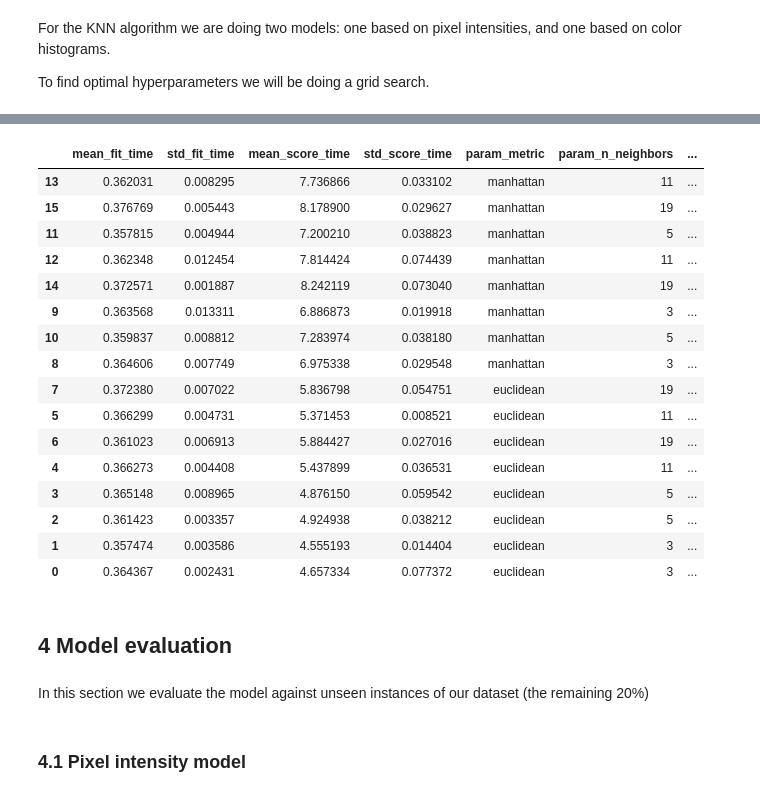
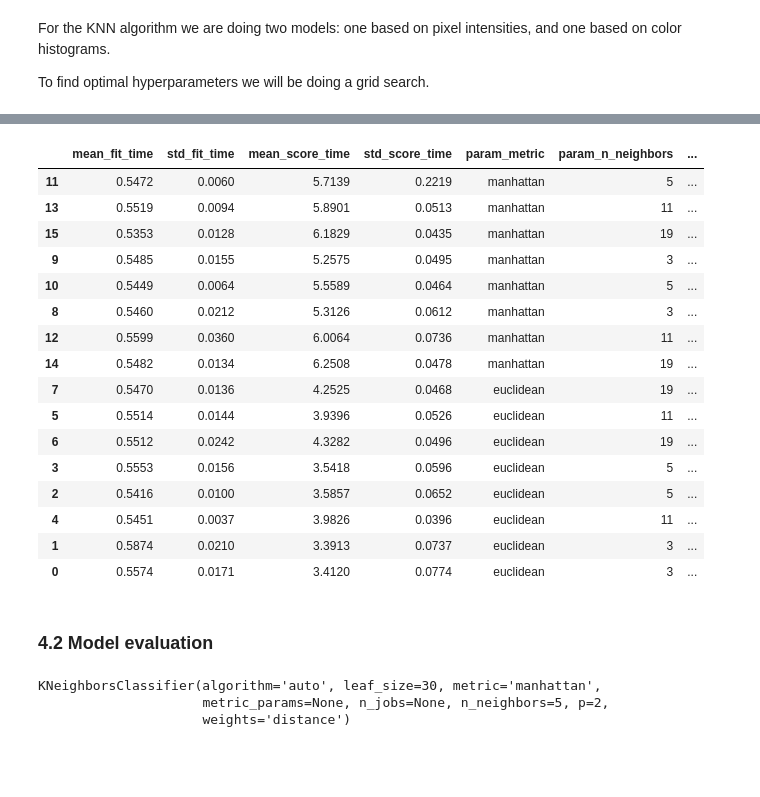
Before and after one commit to tomassams/tdt4173-machine-learning-project, a Jupyter notebook: project_notebook_knn.ipynb, the cells around one changed output, grey strips where cells are left out. Cells and saved outputs as stored; diff of their text form; code cells hidden in the pictures; blank space fills up the shorter version.

```diff
--- a/project_notebook_knn.ipynb
+++ b/project_notebook_knn.ipynb
@@ -221,7 +253,7 @@ def plot_confusion_matrix(cm,
 """
     Collect all our image paths
 """
-img_paths = list(imutils.paths.list_images('data/raw'))
+img_paths = list(paths.list_images('data/raw'))
 
 # Print first 10 to see if they make sense
 img_paths[:10]
@@ -449,9 +549,12 @@ x_train_color_histogram, x_test_color_histogram, y_train_color_histogram, y_test
 # %%
 """
     Perform a grid search to find optimal hyperparameters
+
+    Uses K-Fold Cross Validation with 5 folds.
+    We will use the actual test set later for predicting on entirely unseen data for the model.
 """
 print("Performing grid search on color histogram based features")
-gs_ch = GridSearchCV(estimator=KNeighborsClassifier(), cv=3, param_grid=grid_params, verbose = 1, n_jobs = -1)
+gs_ch = GridSearchCV(estimator=KNeighborsClassifier(), cv=5, param_grid=grid_params, verbose = 1, n_jobs = -1)
 gs_results_ch = gs_ch.fit(x_train_color_histogram, y_train_color_histogram)
 # %% [output]
 Performing grid search on color histogram based features
@@ -481,50 +581,47 @@ Best performing color histogram model got 67.30% acc with params: {'metric': 'ma
 # %%
 """
     Output the results table as well as saving it to file
 """
+gs_path = 'results/knn_color_histogram/knn_color_histogram_gridsearch.csv'
+
 df_ch = pd.DataFrame(gs_ch.cv_results_).sort_values('rank_test_score')
-df_ch.to_csv('results/knn_color_histogram/knn_color_histogram_gridsearch.csv', sep=';')
+df_ch = df_ch.round(4)
+df_ch.to_csv(gs_path, sep=';')
 
 if RunningInCOLAB:
-    files.download('results/knn_color_histogram/knn_color_histogram_gridsearch.csv')
+    files.download(gs_path)
 
 df_ch
 # %% [output]
 [interactive output not drawn]
 [interactive output not drawn]
 |  | mean_fit_time | std_fit_time | mean_score_time | std_score_time | param_metric | param_n_neighbors | ... |
-| 13 | 0.362031 | 0.008295 | 7.736866 | 0.033102 | manhattan | 11 | ... |
-| 15 | 0.376769 | 0.005443 | 8.178900 | 0.029627 | manhattan | 19 | ... |
-| 11 | 0.357815 | 0.004944 | 7.200210 | 0.038823 | manhattan | 5 | ... |
-| 12 | 0.362348 | 0.012454 | 7.814424 | 0.074439 | manhattan | 11 | ... |
-| 14 | 0.372571 | 0.001887 | 8.242119 | 0.073040 | manhattan | 19 | ... |
-| 9 | 0.363568 | 0.013311 | 6.886873 | 0.019918 | manhattan | 3 | ... |
-| 10 | 0.359837 | 0.008812 | 7.283974 | 0.038180 | manhattan | 5 | ... |
-| 8 | 0.364606 | 0.007749 | 6.975338 | 0.029548 | manhattan | 3 | ... |
-| 7 | 0.372380 | 0.007022 | 5.836798 | 0.054751 | euclidean | 19 | ... |
-| 5 | 0.366299 | 0.004731 | 5.371453 | 0.008521 | euclidean | 11 | ... |
-| 6 | 0.361023 | 0.006913 | 5.884427 | 0.027016 | euclidean | 19 | ... |
-| 4 | 0.366273 | 0.004408 | 5.437899 | 0.036531 | euclidean | 11 | ... |
-| 3 | 0.365148 | 0.008965 | 4.876150 | 0.059542 | euclidean | 5 | ... |
-| 2 | 0.361423 | 0.003357 | 4.924938 | 0.038212 | euclidean | 5 | ... |
-| 1 | 0.357474 | 0.003586 | 4.555193 | 0.014404 | euclidean | 3 | ... |
-| 0 | 0.364367 | 0.002431 | 4.657334 | 0.077372 | euclidean | 3 | ... |
+| 11 | 0.5472 | 0.0060 | 5.7139 | 0.2219 | manhattan | 5 | ... |
+| 13 | 0.5519 | 0.0094 | 5.8901 | 0.0513 | manhattan | 11 | ... |
+| 15 | 0.5353 | 0.0128 | 6.1829 | 0.0435 | manhattan | 19 | ... |
+| 9 | 0.5485 | 0.0155 | 5.2575 | 0.0495 | manhattan | 3 | ... |
+| 10 | 0.5449 | 0.0064 | 5.5589 | 0.0464 | manhattan | 5 | ... |
+| 8 | 0.5460 | 0.0212 | 5.3126 | 0.0612 | manhattan | 3 | ... |
+| 12 | 0.5599 | 0.0360 | 6.0064 | 0.0736 | manhattan | 11 | ... |
+| 14 | 0.5482 | 0.0134 | 6.2508 | 0.0478 | manhattan | 19 | ... |
+| 7 | 0.5470 | 0.0136 | 4.2525 | 0.0468 | euclidean | 19 | ... |
+| 5 | 0.5514 | 0.0144 | 3.9396 | 0.0526 | euclidean | 11 | ... |
+| 6 | 0.5512 | 0.0242 | 4.3282 | 0.0496 | euclidean | 19 | ... |
+| 3 | 0.5553 | 0.0156 | 3.5418 | 0.0596 | euclidean | 5 | ... |
+| 2 | 0.5416 | 0.0100 | 3.5857 | 0.0652 | euclidean | 5 | ... |
+| 4 | 0.5451 | 0.0037 | 3.9826 | 0.0396 | euclidean | 11 | ... |
+| 1 | 0.5874 | 0.0210 | 3.3913 | 0.0737 | euclidean | 3 | ... |
+| 0 | 0.5574 | 0.0171 | 3.4120 | 0.0774 | euclidean | 3 | ... |
 # %% [markdown]
-## 4 Model evaluation
+### 4.2 Model evaluation
-# %% [markdown]
-In this section we evaluate the model against unseen instances of our dataset (the remaining 20%)
 # %%
 """
     If we are re-running the notebook, and want to avoid doing the whole grid search again,
     this cell creates the KNN models with the previously found top ranking hyperparameters.
 """
-
-# Pixel intensity
-best_model_rp = KNeighborsClassifier(n_neighbors=11, metric='manhattan', weights='distance')
-best_model_rp.fit(x_train_raw_pixels, y_train_raw_pixels)
-
-# Color histogram
-best_model_ch = KNeighborsClassifier(n_neighbors=11, metric='manhattan', weights='distance')
+best_model_ch = KNeighborsClassifier(n_neighbors=5, metric='manhattan', weights='distance')
 best_model_ch.fit(x_train_color_histogram, y_train_color_histogram)
+# %% [output]
+KNeighborsClassifier(algorithm='auto', leaf_size=30, metric='manhattan',
+                     metric_params=None, n_jobs=None, n_neighbors=5, p=2,
+                     weights='distance')
-# %% [markdown]
-### 4.1 Pixel intensity model
```
Also changed, not shown: parts of 24 cells of this notebook.
